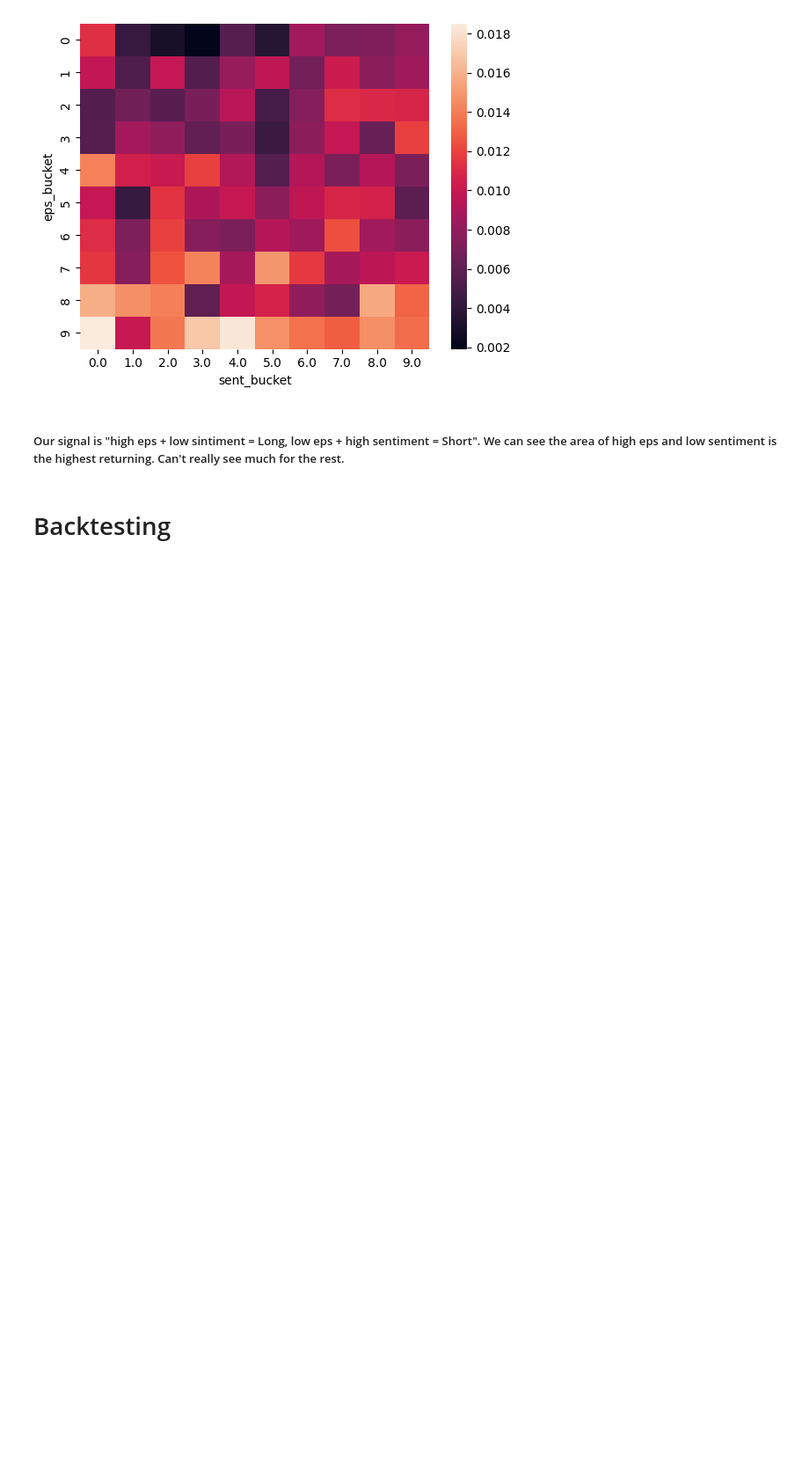
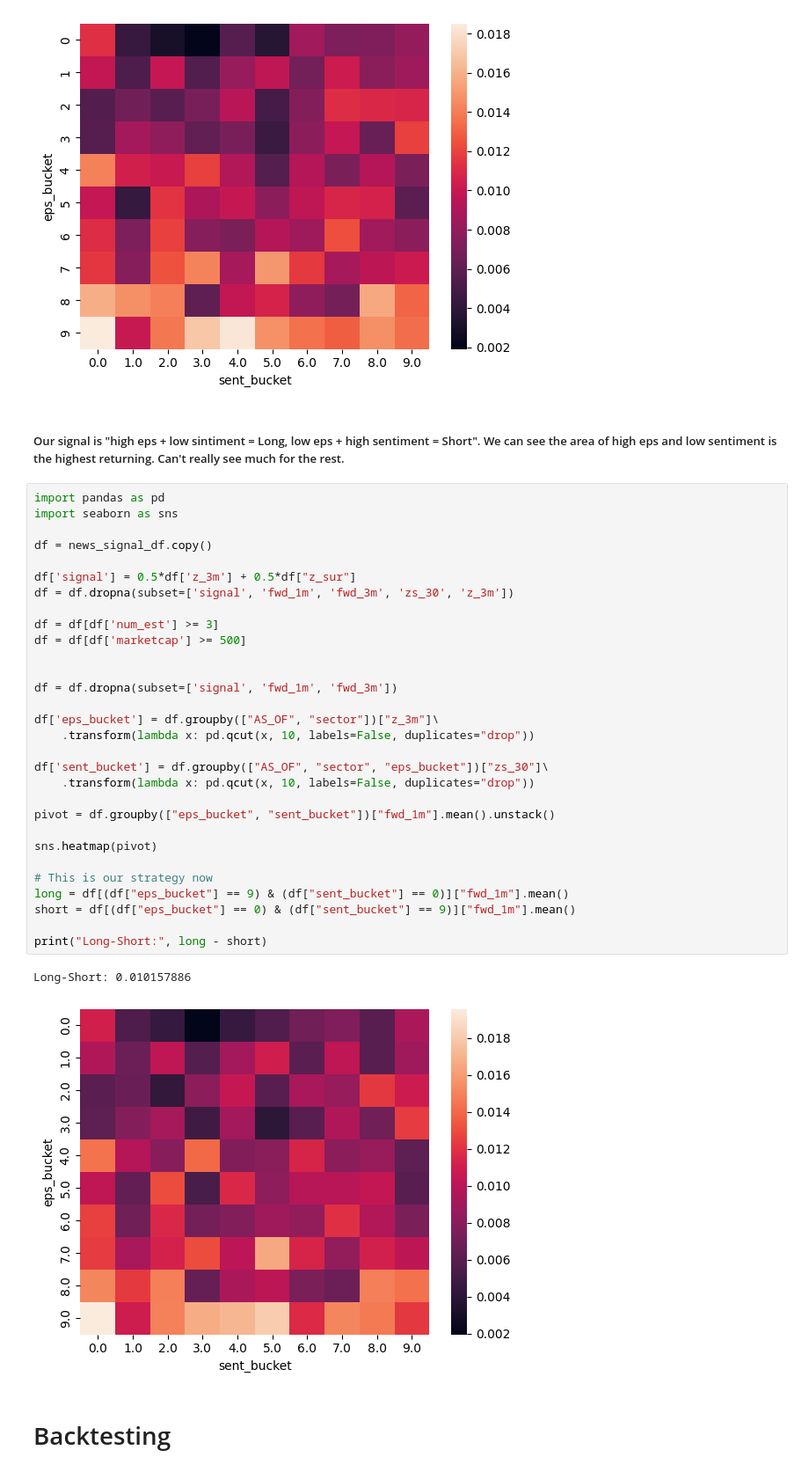
Before and after one commit to adamfowliee/FedContracts_AlgoTrading, a Jupyter notebook: signal_validation.ipynb, the cells around one changed output. Shown at 88% size. Saved outputs shown, nothing was run; the diff lists cells and outputs as text; blank space fills up the shorter version.

```diff
--- a/signal_validation.ipynb
+++ b/signal_validation.ipynb
@@ -457,6 +452,39 @@ Long-Short: 0.010419058
 [figure]
 # %% [markdown]
 ##### Our signal is "high eps + low sintiment = Long, low eps + high sentiment = Short". We can see the area of high eps and low sentiment is the highest returning. Can't really see much for the rest.
+# %%
+import pandas as pd
+import seaborn as sns
+
+df = news_signal_df.copy()
+
+df['signal'] = 0.5*df['z_3m'] + 0.5*df["z_sur"]
+df = df.dropna(subset=['signal', 'fwd_1m', 'fwd_3m', 'zs_30', 'z_3m'])
+
+df = df[df['num_est'] >= 3]
+df = df[df['marketcap'] >= 500]
+
+
+df = df.dropna(subset=['signal', 'fwd_1m', 'fwd_3m'])
+
+df['eps_bucket'] = df.groupby(["AS_OF", "sector"])["z_3m"]\
+    .transform(lambda x: pd.qcut(x, 10, labels=False, duplicates="drop"))
+
+df['sent_bucket'] = df.groupby(["AS_OF", "sector", "eps_bucket"])["zs_30"]\
+    .transform(lambda x: pd.qcut(x, 10, labels=False, duplicates="drop"))
+
+pivot = df.groupby(["eps_bucket", "sent_bucket"])["fwd_1m"].mean().unstack()
+
+sns.heatmap(pivot)
+
+# This is our strategy now
+long = df[(df["eps_bucket"] == 9) & (df["sent_bucket"] == 0)]["fwd_1m"].mean()
+short = df[(df["eps_bucket"] == 0) & (df["sent_bucket"] == 9)]["fwd_1m"].mean()
+
+print("Long-Short:", long - short)
+# %% [output]
+Long-Short: 0.010157886
+[figure, added]
 # %% [markdown]
 # Backtesting
 # %%
```
Also changed, not shown: parts of 27 cells of this notebook.
